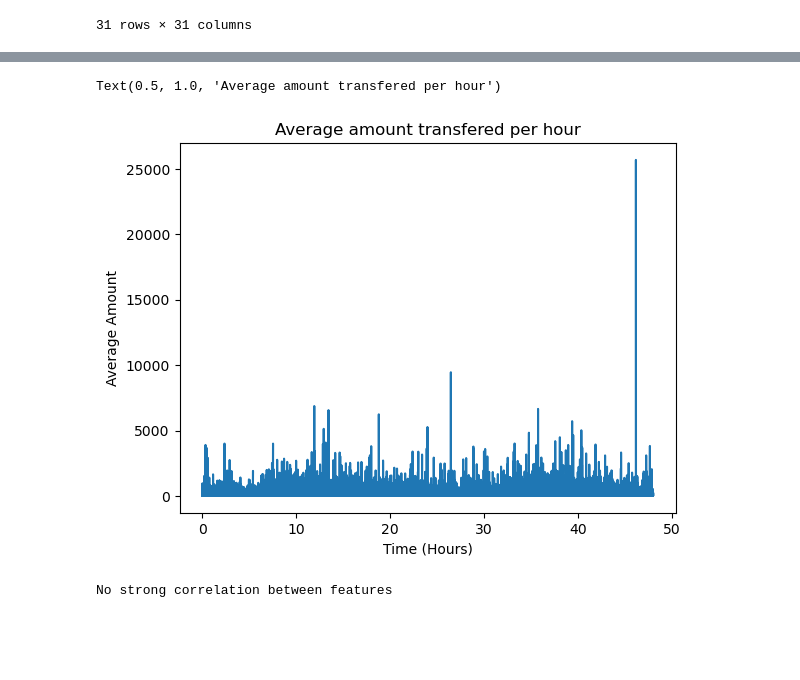
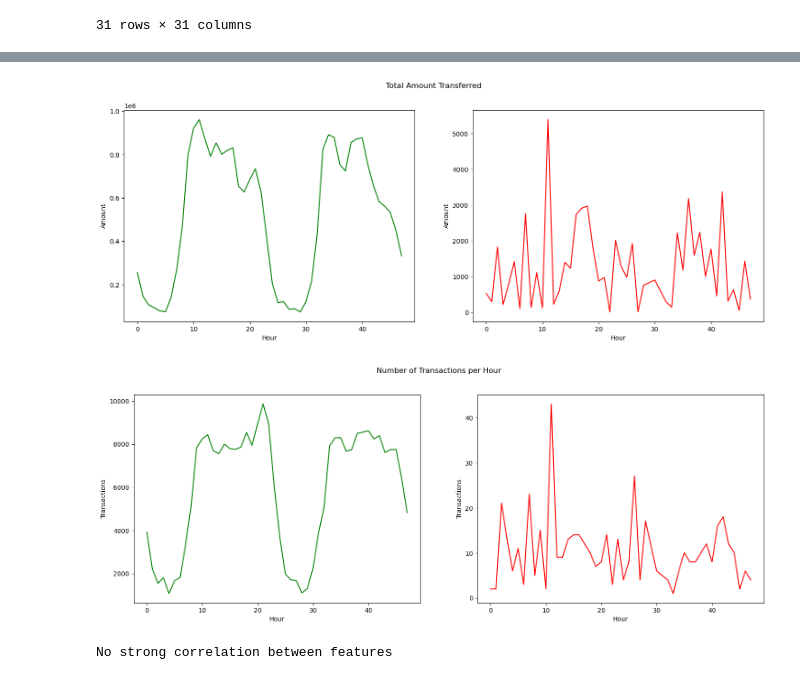
Before and after one commit to ShahadAlharbi21/fraud-detection-ml, a Jupyter notebook: fraud_detection.ipynb, the cells around one changed output, grey strips where cells are left out. Cells and saved outputs as stored; diff of their text form; code cells hidden in the pictures; blank space fills up the shorter version.

```diff
--- a/fraud_detection.ipynb
+++ b/fraud_detection.ipynb
@@ -266,12 +259,23 @@ plt.show()
 # %%
-df_grouped = df.groupby('Time')['Amount'].mean()
-plt.plot(df_grouped.index, df_grouped.values)
-plt.xlabel("Time (Hours)")
-plt.ylabel("Average Amount")
-plt.title("Average amount transfered per hour")
+df['Hour'] = df['Time'].apply(lambda x: int(x))
+df_grouped = df.groupby(['Hour', 'Class'])['Amount'].sum().reset_index()
+
+fig, (ax1, ax2) = plt.subplots(ncols=2, figsize=(18, 6))
+sns.lineplot(ax=ax1, data=df_grouped[df_grouped['Class'] == 0], x='Hour', y='Amount', color = 'green')
+sns.lineplot(ax=ax2, data=df_grouped[df_grouped['Class'] == 1], x='Hour', y='Amount', color='red')
+plt.suptitle("Total Amount Transferred")
+plt.show()
 # %% [output]
-Text(0.5, 1.0, 'Average amount transfered per hour')
-[figure, old version]
+[figure, new version]
+# %%
+df_grouped = df.groupby(['Hour', 'Class']).size().reset_index(name='Transactions')
+fig, (ax1, ax2) = plt.subplots(ncols=2, figsize=(18,6))
+sns.lineplot(ax=ax1, data=df_grouped[df_grouped['Class'] == 0], x='Hour', y='Transactions', color = "green")
+sns.lineplot(ax=ax2, data=df_grouped[df_grouped['Class'] == 1], x='Hour', y='Transactions', color='red')
+plt.suptitle("Number of Transactions per Hour")
+plt.show()
+# %% [output]
+[figure, added]
 # %%
 correlation_matrix = df.corr()
 threshold = 0.7
```
Also changed, not shown: parts of 14 cells of this notebook.
